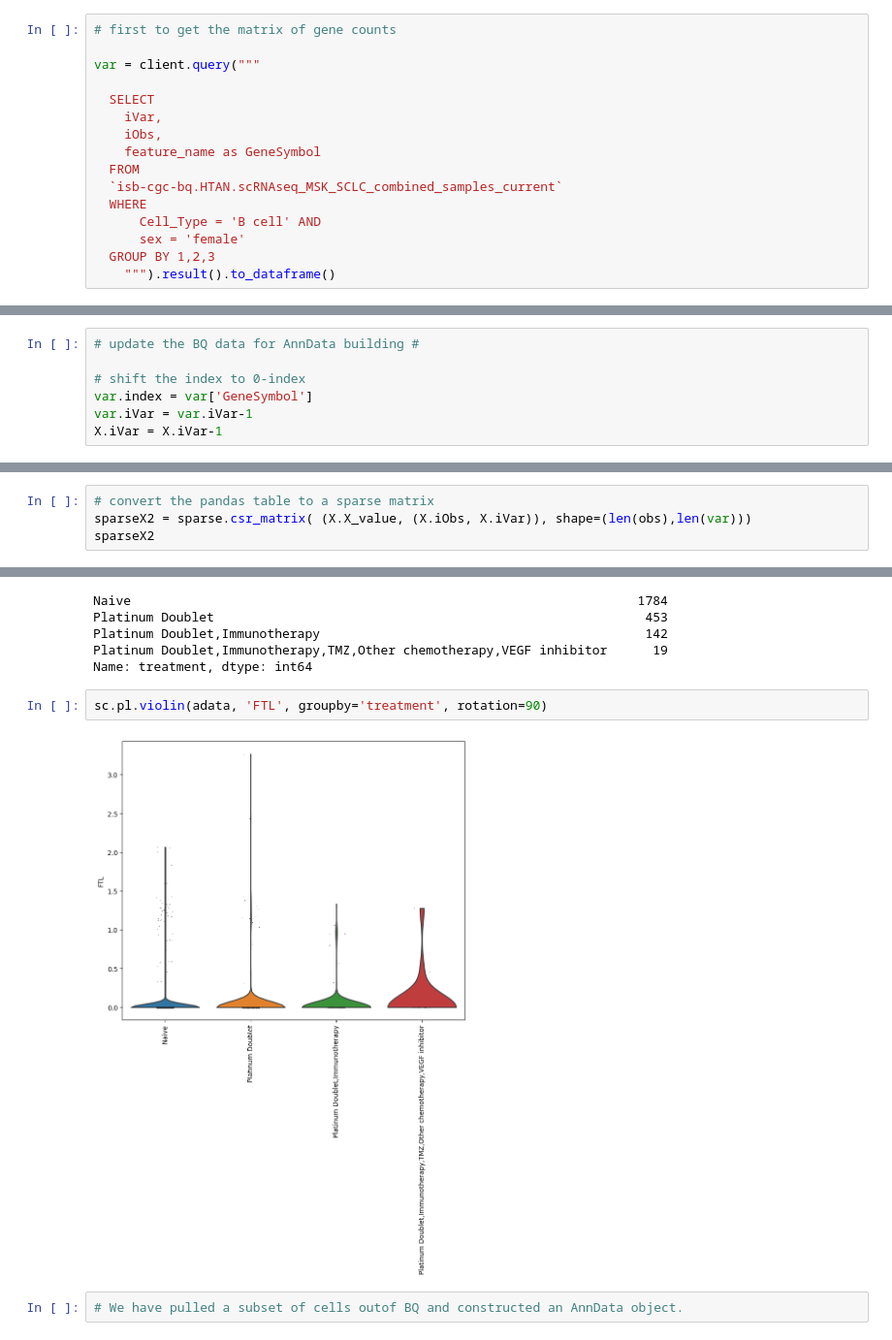
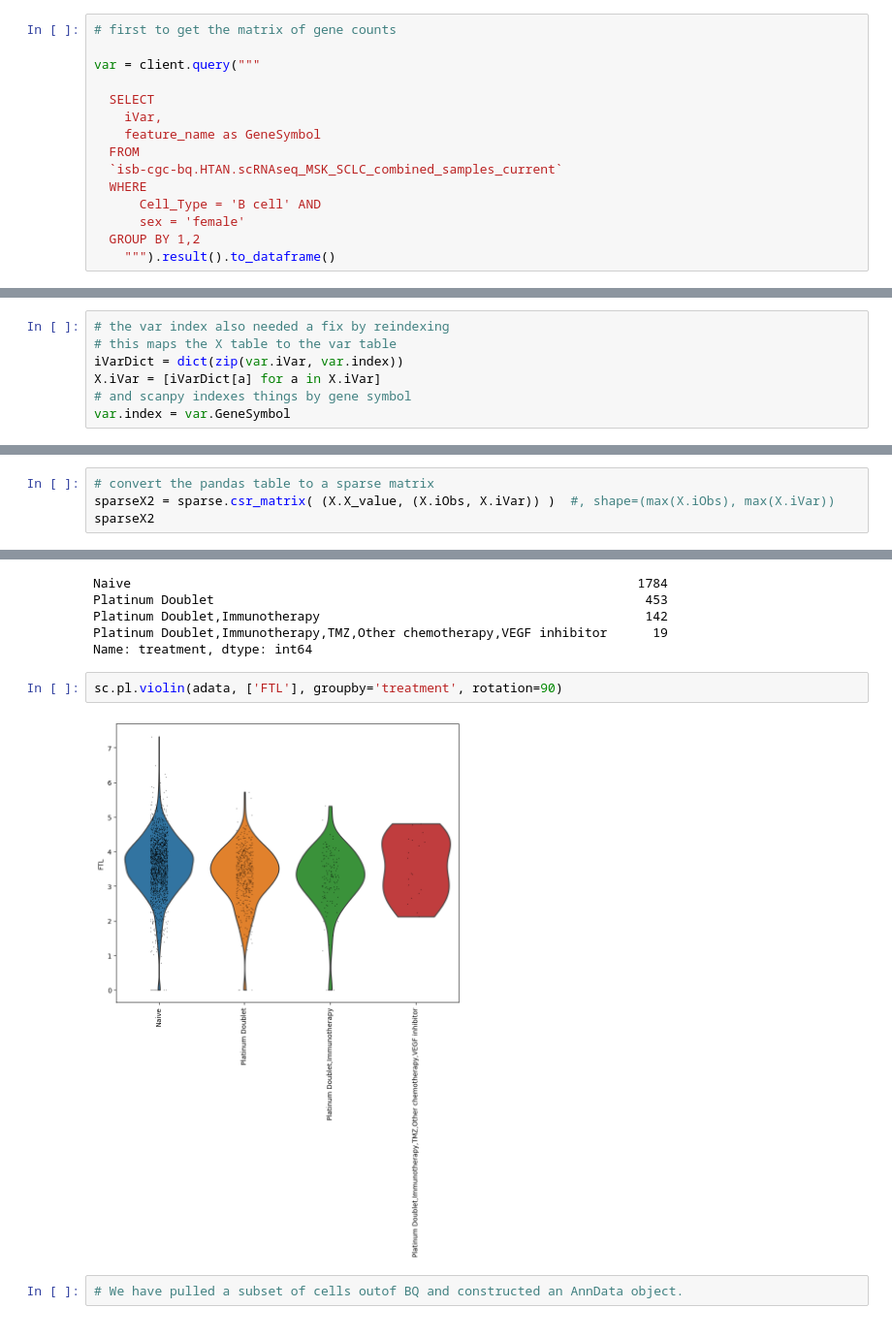
Before and after one commit to isb-cgc/Community-Notebooks, a Jupyter notebook: HTAN/Python Notebooks/Building_AnnData_with_Subset_of_Cells_from_BQ.ipynb, the cells around one changed output, grey strips where cells are left out. Shown at 97% size. Saved outputs shown, nothing was run; the diff lists cells and outputs as text.

```diff
--- a/HTAN/Python Notebooks/Building_AnnData_with_Subset_of_Cells_from_BQ.ipynb
+++ b/HTAN/Python Notebooks/Building_AnnData_with_Subset_of_Cells_from_BQ.ipynb
@@ -148,14 +182,13 @@ var = client.query("""
 
   SELECT
     iVar,
-    iObs,
     feature_name as GeneSymbol
   FROM
   `isb-cgc-bq.HTAN.scRNAseq_MSK_SCLC_combined_samples_current`
   WHERE
       Cell_Type = 'B cell' AND
       sex = 'female'
-  GROUP BY 1,2,3
+  GROUP BY 1,2
     """).result().to_dataframe()
 # %%
 var
@@ -176,14 +209,14 @@ var
 # %% [markdown]
 We need to do a little bit of table index shifting.
-# %%
-# update the BQ data for AnnData building #
-
-# shift the index to 0-index
-var.index = var['GeneSymbol']
-var.iVar = var.iVar-1
-X.iVar = X.iVar-1
 # %%
 # fix the obs index by reindexing
 # this maps the X table to the obs table
 iObsDict = dict(zip(obs.iObs, obs.index))
 X.iObs = [iObsDict[a] for a in X.iObs]
+# %%
+# the var index also needed a fix by reindexing
+# this maps the X table to the var table
+iVarDict = dict(zip(var.iVar, var.index))
+X.iVar = [iVarDict[a] for a in X.iVar]
+# and scanpy indexes things by gene symbol
+var.index = var.GeneSymbol
@@ -190,4 +240,4 @@ X.iObs = [iObsDict[a] for a in X.iObs]
 # %%
 # convert the pandas table to a sparse matrix
-sparseX2 = sparse.csr_matrix( (X.X_value, (X.iObs, X.iVar)), shape=(len(obs),len(var)))
+sparseX2 = sparse.csr_matrix( (X.X_value, (X.iObs, X.iVar)) )  #, shape=(max(X.iObs), max(X.iVar))
 sparseX2
@@ -221,9 +282,9 @@ Platinum Doublet,Immunotherapy                                           142
 Platinum Doublet,Immunotherapy,TMZ,Other chemotherapy,VEGF inhibitor      19
 Name: treatment, dtype: int64
 # %%
-sc.pl.violin(adata, 'FTL', groupby='treatment', rotation=90)
+sc.pl.violin(adata, ['FTL'], groupby='treatment', rotation=90)
 # %% [output]
-[figure, old version]
+[figure, new version]
 # %%
 # We have pulled a subset of cells outof BQ and constructed an AnnData object.
 # %% [markdown]
```
Also changed, not shown: parts of 10 cells of this notebook.
